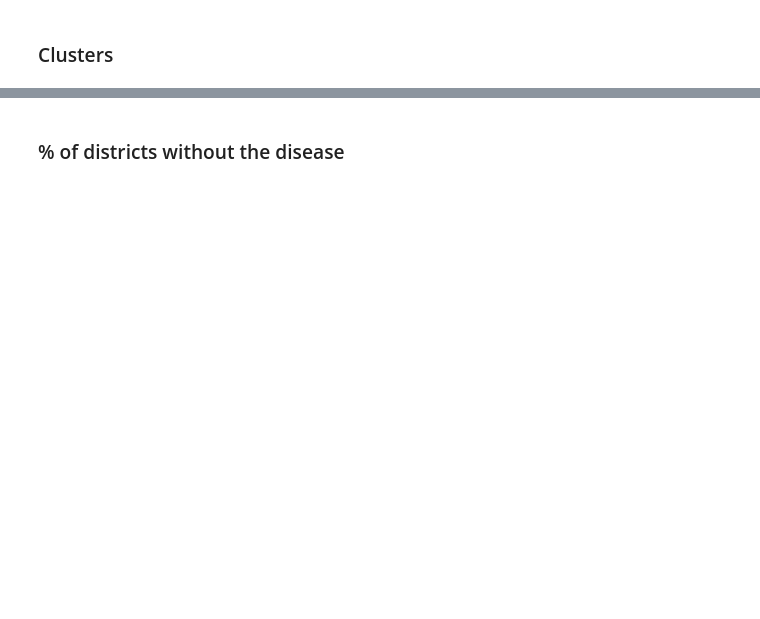
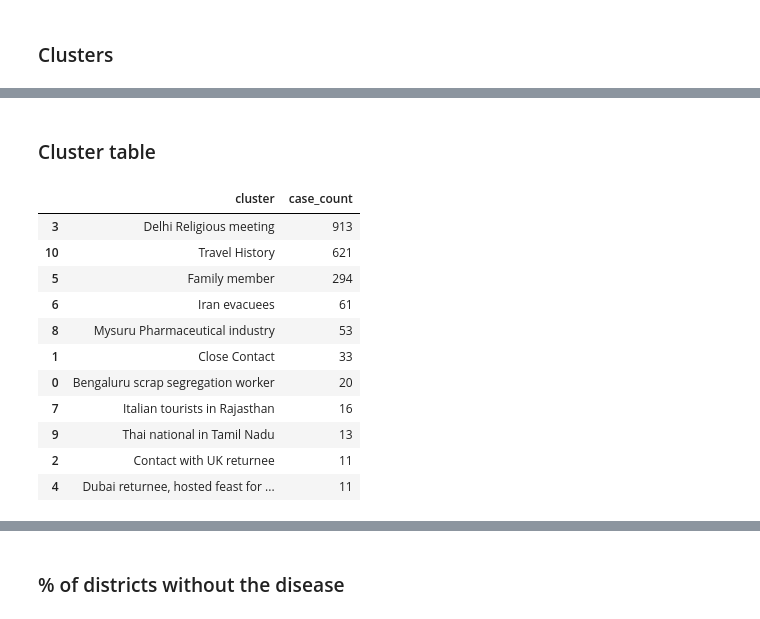
Before and after one commit to deepak-karkala/articles, a Jupyter notebook: covid19/notebooks/part2.ipynb, the cells around one changed output, grey strips where cells are left out. Saved outputs shown, nothing was run; the diff lists cells and outputs as text; code cells hidden in the pictures; blank space fills up the shorter version.

```diff
--- a/covid19/notebooks/part2.ipynb
+++ b/covid19/notebooks/part2.ipynb
@@ -31,6 +38,21 @@ df.rename(columns={"Contracted from which Patient (Suspected)":"contracted_from"
                    "State Patient Number": "state_pid", "Patient Number":"pid"}, inplace=True)
 df = df[["pid", "date", "city", "district", "state", "contracted_from", "transmission_type", "notes"]]
 total_case_count = len(df)
+
+### District name mapping
+for i in range(len(df)):
+    district_name = df.iloc[i]["district"]
+    state_name = df.iloc[i]["state"]
+
+    if district_name in district_name_mapping:
+        district_name_mapped = district_name_mapping[district_name]
+        district_name = district_name_mapped
+
+    if district_name in district_name_resolution:
+        district_name_resolved = resolve_district_name(state_name, district_name)
+        district_name = district_name_resolved
+
+    df.at[i, "district"] = district_name
 # %%
 ## Get root node of "contracted_from"
 for i in range(len(df)):
@@ -402,0 +215,29 @@ def is_in_worker_list(notes):
+# %%
+### Removing isolated clusters
+df = df.groupby("cluster").filter(lambda x: len(x)>=10)
+df.to_csv("../data/extracted_data_api/code_data/clusters.csv", index=False)
+# %% [markdown]
+### Cluster table
+# %%
+min_case_count_cluster_table = 10
+dfc = df.groupby("cluster").count()["pid"].reset_index()
+dfc.rename(columns={"pid":"case_count"}, inplace=True)
+dfc = dfc[dfc["case_count"]>=min_case_count_cluster_table]
+dfc = dfc[dfc["cluster"] != "No travel history"]
+dfc.at[dfc["cluster"]=="SARI", "cluster"] = "Severe Acute Respiratory Infections"
+dfc.sort_values("case_count", ascending=False, inplace=True)
+dfc.to_csv("../data/extracted_data_api/code_data/cluster_table.csv", index=False)
+dfc
+# %% [output]
+|  | cluster | case_count |
+| 3 | Delhi Religious meeting | 913 |
+| 10 | Travel History | 621 |
+| 5 | Family member | 294 |
+| 6 | Iran evacuees | 61 |
+| 8 | Mysuru Pharmaceutical industry | 53 |
+| 1 | Close Contact | 33 |
+| 0 | Bengaluru scrap segregation worker | 20 |
+| 7 | Italian tourists in Rajasthan | 16 |
+| 9 | Thai national in Tamil Nadu | 13 |
+| 2 | Contact with UK returnee | 11 |
+| 4 | Dubai returnee, hosted feast for ... | 11 |
```
Also changed, not shown: parts of 26 cells of this notebook, 8 other files.
